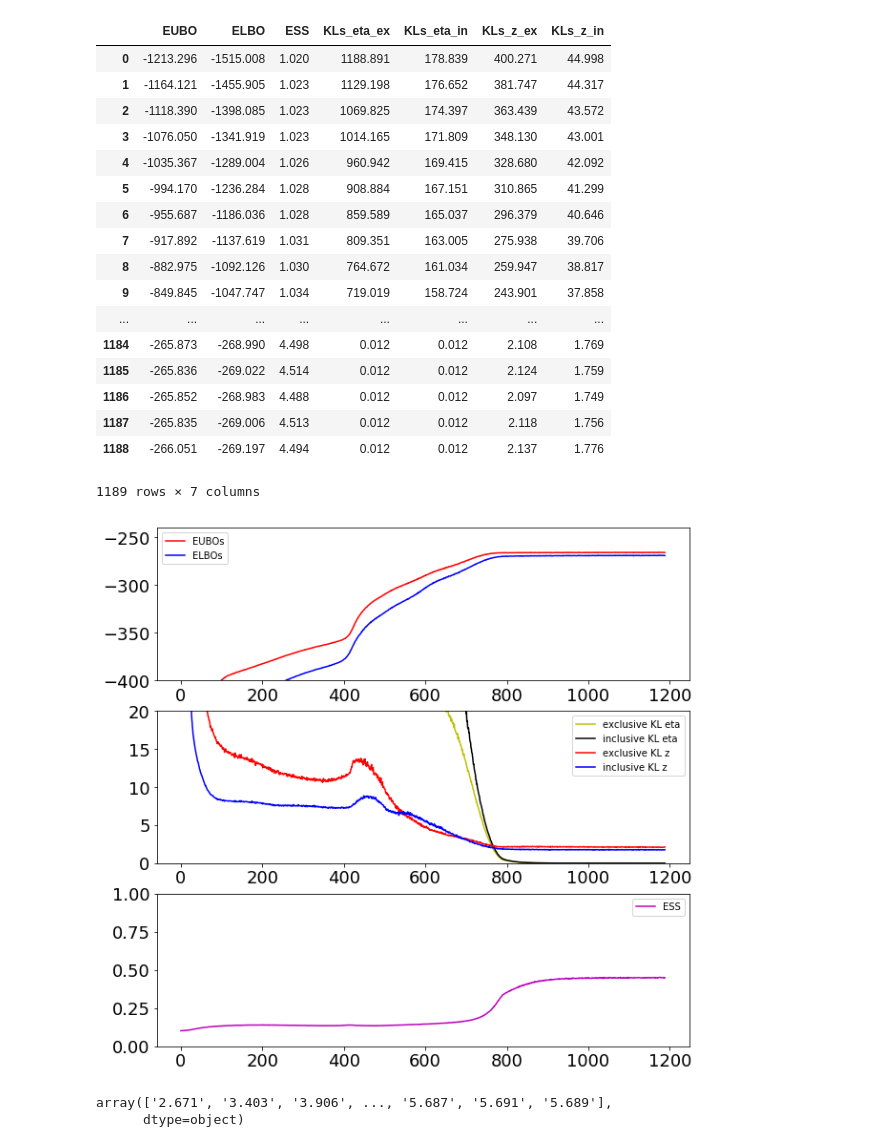
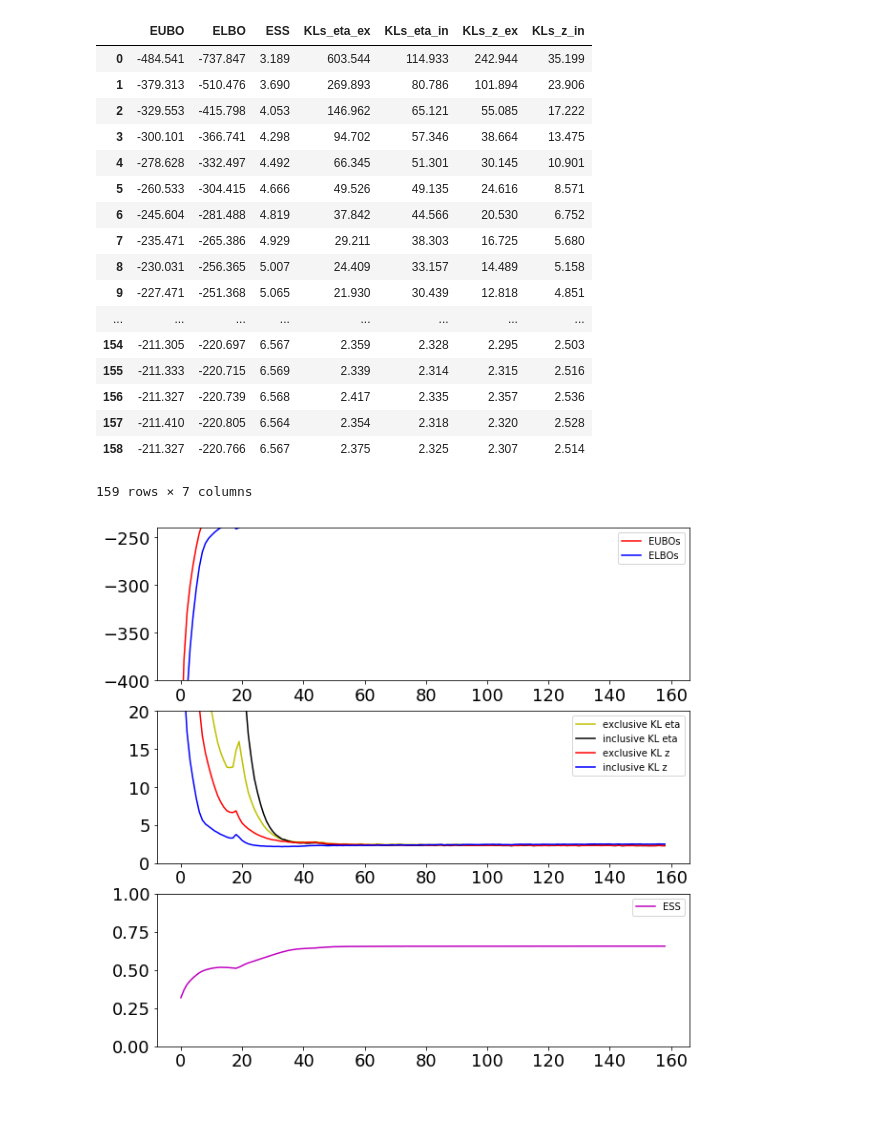
Before and after one commit to hao-w/apgs, a Jupyter notebook: GMM/plot results.ipynb, the cells around one changed output. Cells and saved outputs as stored; diff of their text form; code cells hidden in the pictures; blank space fills up the shorter version.

```diff
--- a/GMM/plot results.ipynb
+++ b/GMM/plot results.ipynb
@@ -5,27 +6,27 @@ import torch
 import numpy as np
 import pandas as pd
 # %%
-PATH = 'ag-sis-2k-learn-stat-init-z-resample'
-df = pd.read_csv('sis/results/log-%s.txt' % PATH, sep='\t')
+PATH = 'ag-os-prior-c20k'
+df = pd.read_csv('results/log-%s.txt' % PATH, sep='\t')
 SAMPLE_SIZE = 10
 # %%
 df
 # %% [output]
 |  | EUBO | ELBO | ESS | KLs_eta_ex | KLs_eta_in | KLs_z_ex | KLs_z_in |
-| 0 | -1213.296 | -1515.008 | 1.020 | 1188.891 | 178.839 | 400.271 | 44.998 |
-| 1 | -1164.121 | -1455.905 | 1.023 | 1129.198 | 176.652 | 381.747 | 44.317 |
-| 2 | -1118.390 | -1398.085 | 1.023 | 1069.825 | 174.397 | 363.439 | 43.572 |
-| 3 | -1076.050 | -1341.919 | 1.023 | 1014.165 | 171.809 | 348.130 | 43.001 |
-| 4 | -1035.367 | -1289.004 | 1.026 | 960.942 | 169.415 | 328.680 | 42.092 |
-| 5 | -994.170 | -1236.284 | 1.028 | 908.884 | 167.151 | 310.865 | 41.299 |
-| 6 | -955.687 | -1186.036 | 1.028 | 859.589 | 165.037 | 296.379 | 40.646 |
-| 7 | -917.892 | -1137.619 | 1.031 | 809.351 | 163.005 | 275.938 | 39.706 |
-| 8 | -882.975 | -1092.126 | 1.030 | 764.672 | 161.034 | 259.947 | 38.817 |
-| 9 | -849.845 | -1047.747 | 1.034 | 719.019 | 158.724 | 243.901 | 37.858 |
+| 0 | -484.541 | -737.847 | 3.189 | 603.544 | 114.933 | 242.944 | 35.199 |
+| 1 | -379.313 | -510.476 | 3.690 | 269.893 | 80.786 | 101.894 | 23.906 |
+| 2 | -329.553 | -415.798 | 4.053 | 146.962 | 65.121 | 55.085 | 17.222 |
+| 3 | -300.101 | -366.741 | 4.298 | 94.702 | 57.346 | 38.664 | 13.475 |
+| 4 | -278.628 | -332.497 | 4.492 | 66.345 | 51.301 | 30.145 | 10.901 |
+| 5 | -260.533 | -304.415 | 4.666 | 49.526 | 49.135 | 24.616 | 8.571 |
+| 6 | -245.604 | -281.488 | 4.819 | 37.842 | 44.566 | 20.530 | 6.752 |
+| 7 | -235.471 | -265.386 | 4.929 | 29.211 | 38.303 | 16.725 | 5.680 |
+| 8 | -230.031 | -256.365 | 5.007 | 24.409 | 33.157 | 14.489 | 5.158 |
+| 9 | -227.471 | -251.368 | 5.065 | 21.930 | 30.439 | 12.818 | 4.851 |
 | ... | ... | ... | ... | ... | ... | ... | ... |
-| 1184 | -265.873 | -268.990 | 4.498 | 0.012 | 0.012 | 2.108 | 1.769 |
-| 1185 | -265.836 | -269.022 | 4.514 | 0.012 | 0.012 | 2.124 | 1.759 |
-| 1186 | -265.852 | -268.983 | 4.488 | 0.012 | 0.012 | 2.097 | 1.749 |
-| 1187 | -265.835 | -269.006 | 4.513 | 0.012 | 0.012 | 2.118 | 1.756 |
-| 1188 | -266.051 | -269.197 | 4.494 | 0.012 | 0.012 | 2.137 | 1.776 |
+| 154 | -211.305 | -220.697 | 6.567 | 2.359 | 2.328 | 2.295 | 2.503 |
+| 155 | -211.333 | -220.715 | 6.569 | 2.339 | 2.314 | 2.315 | 2.516 |
+| 156 | -211.327 | -220.739 | 6.568 | 2.417 | 2.335 | 2.357 | 2.536 |
+| 157 | -211.410 | -220.805 | 6.564 | 2.354 | 2.318 | 2.320 | 2.528 |
+| 158 | -211.327 | -220.766 | 6.567 | 2.375 | 2.325 | 2.307 | 2.514 |
-1189 rows × 7 columns
+159 rows × 7 columns
@@ -56,35 +33,6 @@ def plot_results_oneshot(df):
-# %%
-def plot_results_ag(df):
-    fig = plt.figure(figsize=(10, 10))
-    fig.tight_layout()
-    ax1 = fig.add_subplot(3, 1, 1)
-    ax2 = fig.add_subplot(3, 1, 2)
-    ax3 = fig.add_subplot(3, 1, 3)
-    ax1.plot(df['EUBO'].values, 'r', label='EUBOs')
-    ax1.plot(df['ELBO'].values, 'b', label='ELBOs')
-
-    ax1.tick_params(labelsize=18)
-#     ax2.set_yscale('log')
-    ax2.plot(df['KLs_eta_ex'].values, 'y', label='exclusive KL eta')
-    ax2.plot(df['KLs_eta_in'].values, 'k', label='inclusive KL eta')
-    ax2.plot(df['KLs_z_ex'].values, 'r', label='exclusive KL z')
-    ax2.plot(df['KLs_z_in'].values, 'b', label='inclusive KL z')
-    ax3.plot(df['ESS'].values / SAMPLE_SIZE, 'm', label='ESS')
-    ax1.set_ylim([-400, -240])
-    ax1.legend()
-    ax2.legend()
-    ax3.legend()
-    ax2.set_ylim([0, 20])
-    ax2.tick_params(labelsize=18)
-    ax3.tick_params(labelsize=18)
-    ax3.set_ylim([0,1])
-    plt.savefig('train_' + PATH + '.svg')
 # %%
-plot_results_ag(df)
+plot_results_ag(df, SAMPLE_SIZE, PATH)
 # %% [output]
-[figure, old version]
+[figure, new version]
 # %%
 df['ESS'].values
-# %% [output]
-array(['2.671', '3.403', '3.906', ..., '5.687', '5.691', '5.689'],
-      dtype=object)
```
Also changed, not shown: parts of 2 cells of this notebook, 10 other files.
